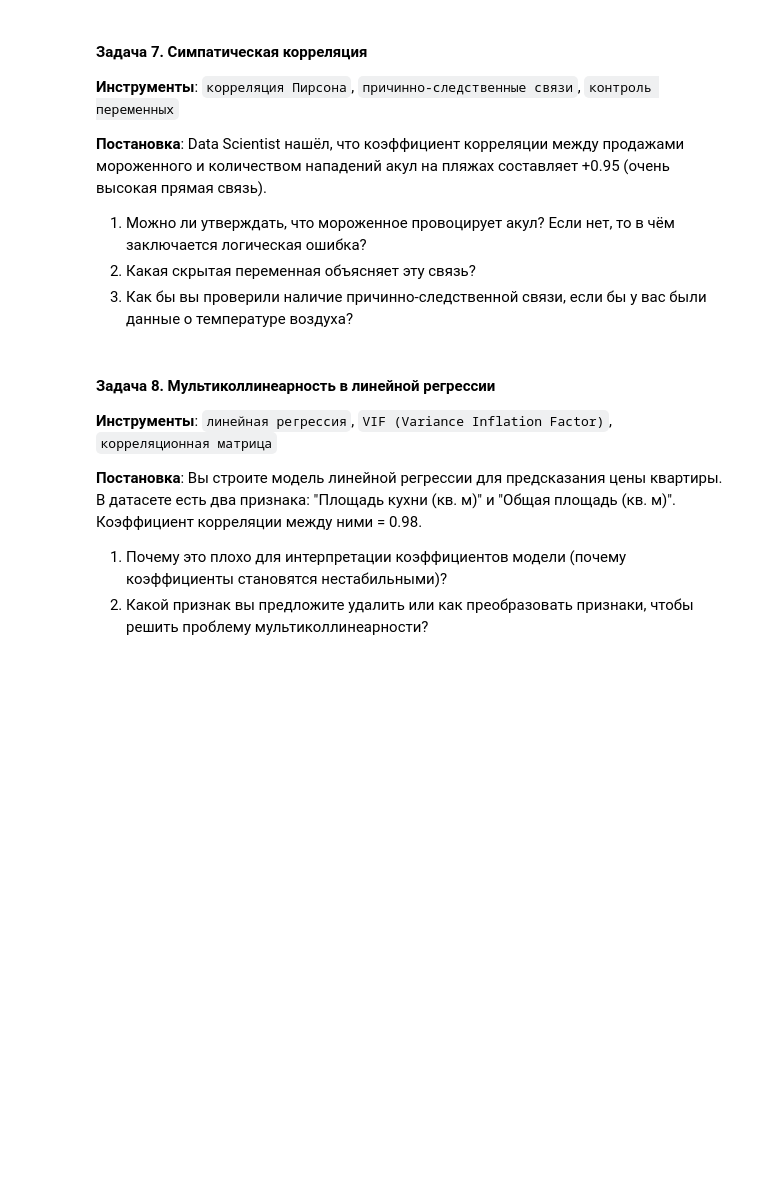
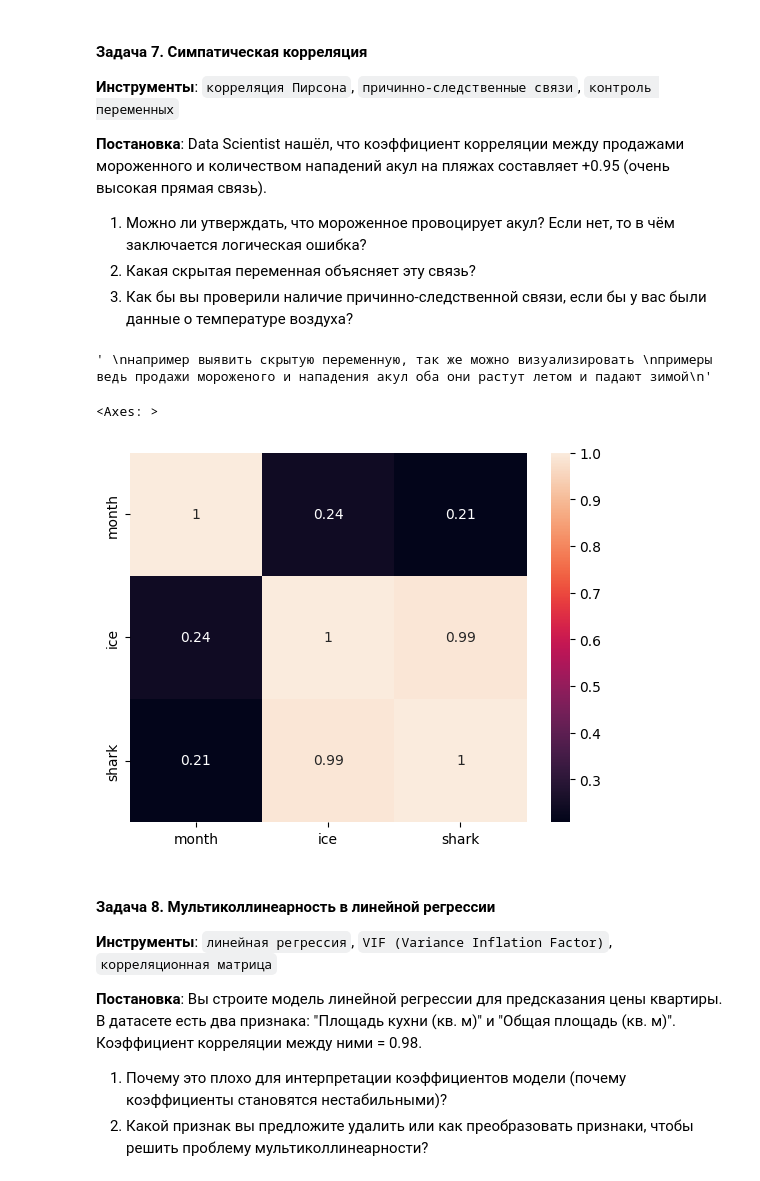
Before and after one commit to Alleegg/work_agat, a Jupyter notebook: 4/task_6.ipynb, the cells around one changed output. Saved outputs shown, nothing was run; the diff lists cells and outputs as text; code cells hidden in the pictures; blank space fills up the shorter version.

```diff
--- a/4/task_6.ipynb
+++ b/4/task_6.ipynb
@@ -224,7 +364,38 @@ df
 2. Какая скрытая переменная объясняет эту связь?
 3. Как бы вы проверили наличие причинно-следственной связи, если бы у вас были данные о температуре воздуха?
 # %%
-# ваше решение здесь
+#1
+"""
+нельзя, ведь эти значения никак не связаны между собой
+"""
+#2
+"""
+температура является скрытой переменной, ведь чем выше температура тем чаще кушают мороженое,
+и тем чаще люди находятся на пляже, в следсвии этого могут нападать акулы чаще
+"""
+#3
+"""
+например выявить скрытую переменную, так же можно визуализировать
+примеры ведь продажи мороженого и нападения акул оба они растут летом и падают зимой
+"""
+# %% [output]
+' \nнапример выявить скрытую переменную, так же можно визуализировать \nпримеры ведь продажи мороженого и нападения акул оба они растут летом и падают зимой\n'
+# %%
+#пример высосаный из пальца)))
+
+month = np.arange(12)
+ice = [20, 22, 30, 45, 65, 85, 90, 88, 70, 50, 35, 25]
+shark = [2, 3, 5, 8, 15, 25, 28, 27, 18, 10, 6, 3]
+df = pd.DataFrame({
+    'month': month,
+    'ice': ice,
+    'shark': shark
+})
+
+sns.heatmap(df.corr(), annot=True)
+# %% [output]
+<Axes: >
+[figure, added]
 # %% [markdown]
 #### Задача 8. Мультиколлинеарность в линейной регрессии
 **Инструменты**: `линейная регрессия`, `VIF (Variance Inflation Factor)`, `корреляционная матрица`
```
Also changed, not shown: parts of 18 cells of this notebook.
